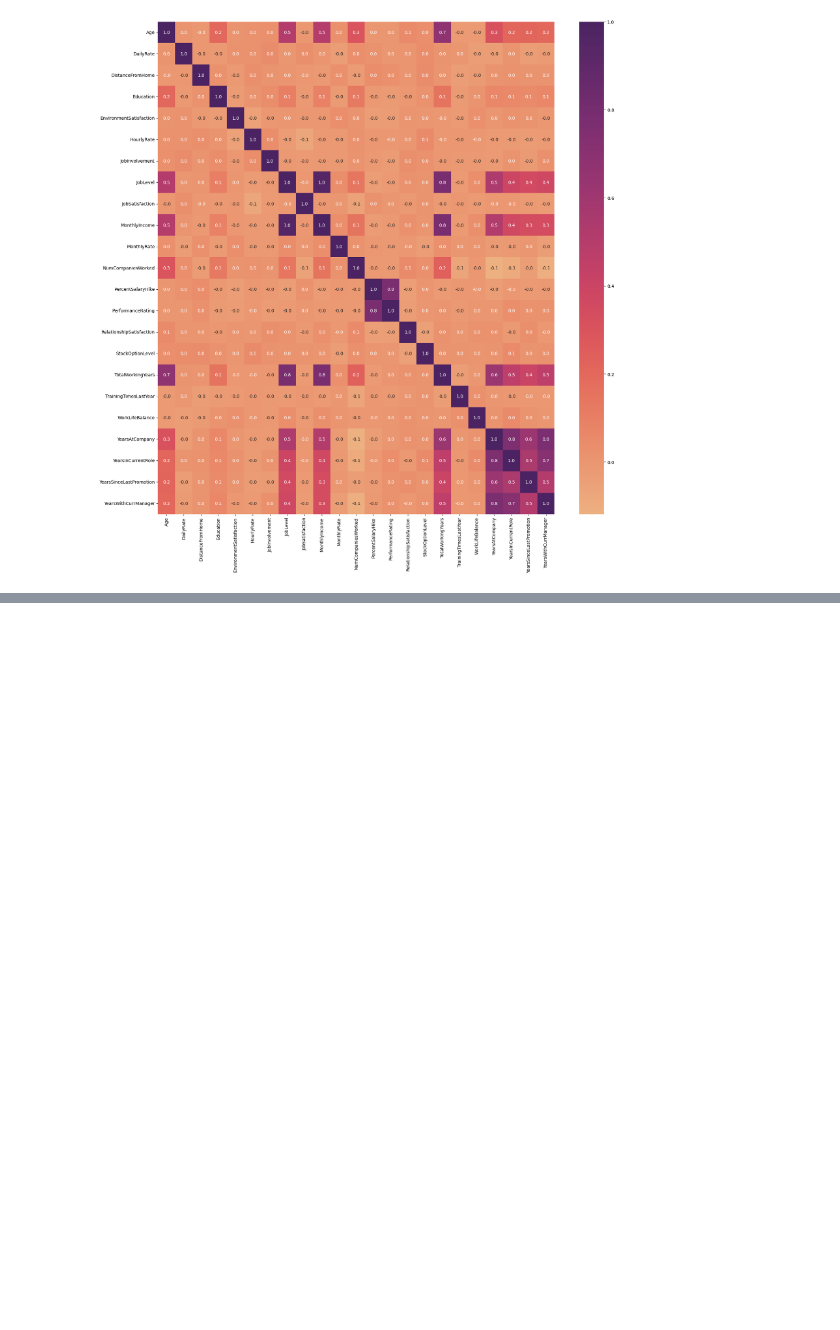
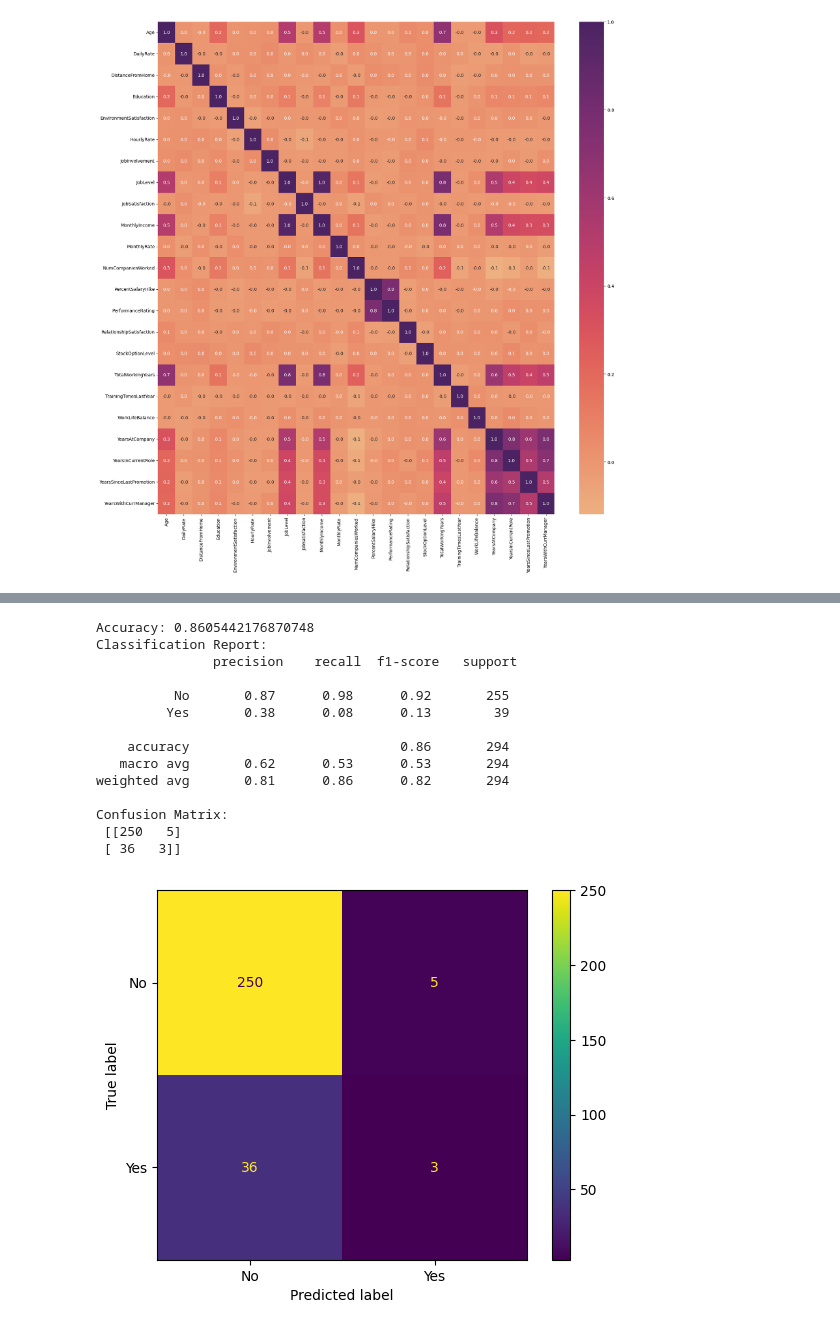
Before and after one commit to ahmed-3baky/KDD_project, a Jupyter notebook: KDD/HR.ipynb, the cells around one changed output, grey strips where cells are left out. Saved outputs shown, nothing was run; the diff lists cells and outputs as text; code cells hidden in the pictures; blank space fills up the shorter version.

```diff
--- a/KDD/HR.ipynb
+++ b/KDD/HR.ipynb
@@ -277,0 +351,29 @@ plt.show()
+# %%
+log_reg_model = LogisticRegression(max_iter=1000, random_state=42)
+
+log_reg_model.fit(X_train, y_train)
+
+y_pred_log_reg = log_reg_model.predict(X_test)
+
+print("Accuracy:", accuracy_score(y_test, y_pred_log_reg))
+print("Classification Report:\n", classification_report(y_test, y_pred_log_reg))
+print("Confusion Matrix:\n", confusion_matrix(y_test, y_pred_log_reg))
+
+ConfusionMatrixDisplay.from_estimator(log_reg_model, X_test, y_test)
+plt.show()
+# %% [output]
+Accuracy: 0.8605442176870748
+Classification Report:
+               precision    recall  f1-score   support
+
+          No       0.87      0.98      0.92       255
+         Yes       0.38      0.08      0.13        39
+
+    accuracy                           0.86       294
+   macro avg       0.62      0.53      0.53       294
+weighted avg       0.81      0.86      0.82       294
+
+Confusion Matrix:
+ [[250   5]
+ [ 36   3]]
+[figure, added]
```
Also changed, not shown: parts of 10 cells of this notebook.
